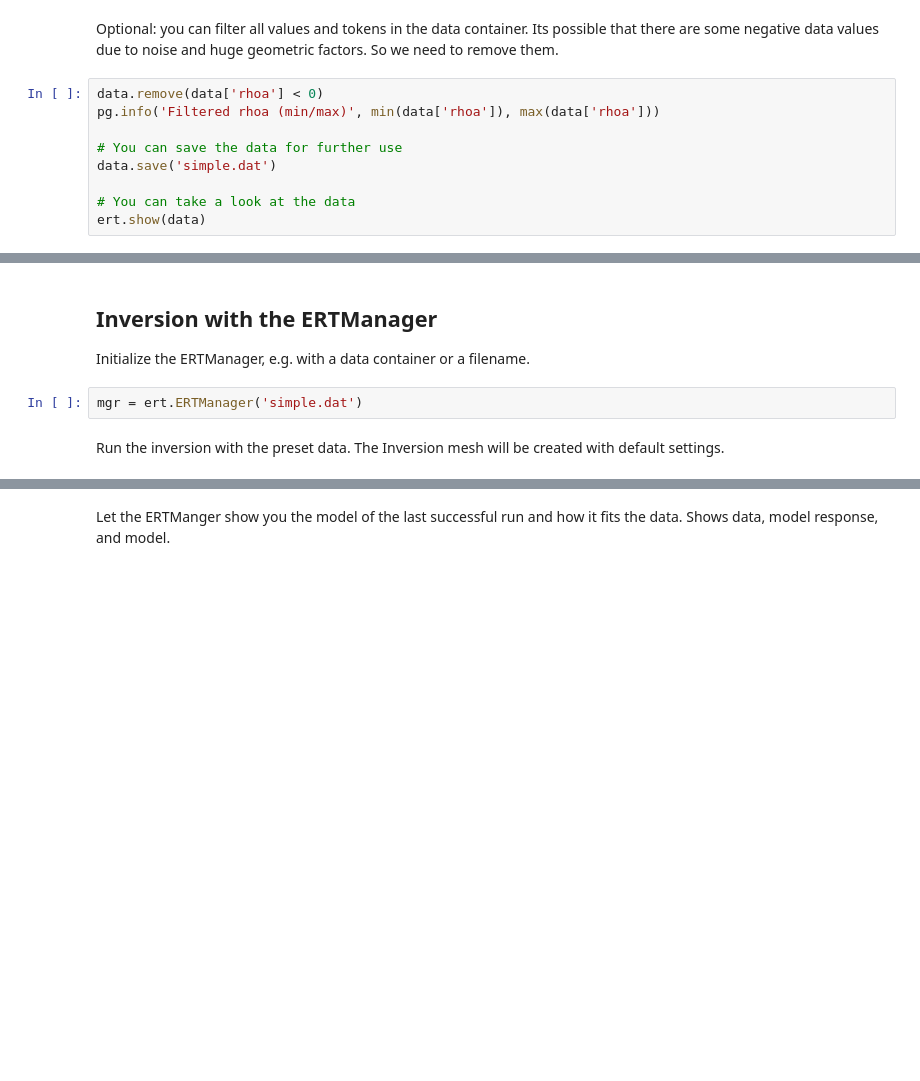
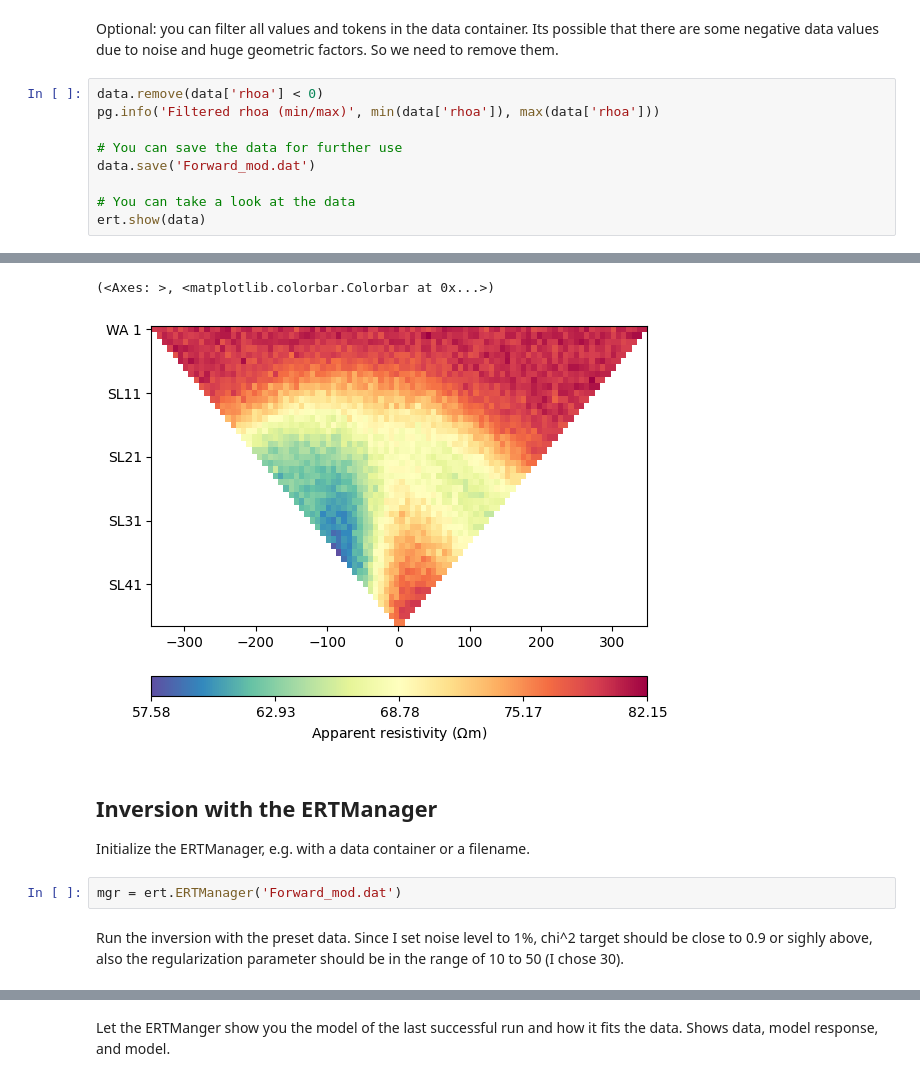
Before and after one commit to jcmefra/Aguas_Vichy, a Jupyter notebook: Modelling_simple.ipynb, the cells around one changed output, grey strips where cells are left out. Saved outputs shown, nothing was run; the diff lists cells and outputs as text; blank space fills up the shorter version.

Commit message:
simple model done

```diff
--- a/Modelling_simple.ipynb
+++ b/Modelling_simple.ipynb
@@ -93,7 +128,8 @@ data.remove(data['rhoa'] < 0)
 pg.info('Filtered rhoa (min/max)', min(data['rhoa']), max(data['rhoa']))
 
 # You can save the data for further use
-data.save('simple.dat')
+data.save('Forward_mod.dat')
 
 # You can take a look at the data
 ert.show(data)
+# %% [output]
@@ -100,9 +137,11 @@ ert.show(data)
+(<Axes: >, <matplotlib.colorbar.Colorbar at 0x...>)
+[figure, added]
 # %% [markdown]
 ## Inversion with the ERTManager
 Initialize the ERTManager, e.g. with a data container or a filename.
 # %%
-mgr = ert.ERTManager('simple.dat')
+mgr = ert.ERTManager('Forward_mod.dat')
-# %% [markdown]
-Run the inversion with the preset data. The Inversion mesh will be created
-with default settings.
+# %% [markdown]
+Run the inversion with the preset data.
+Since I set noise level to 1%, chi^2 target should be close to 0.9 or sighly above, also the regularization parameter should be in the range of 10 to 50 (I chose 30).
 # %%
```
Also changed, not shown: parts of 23 cells of this notebook, 3 other files.
